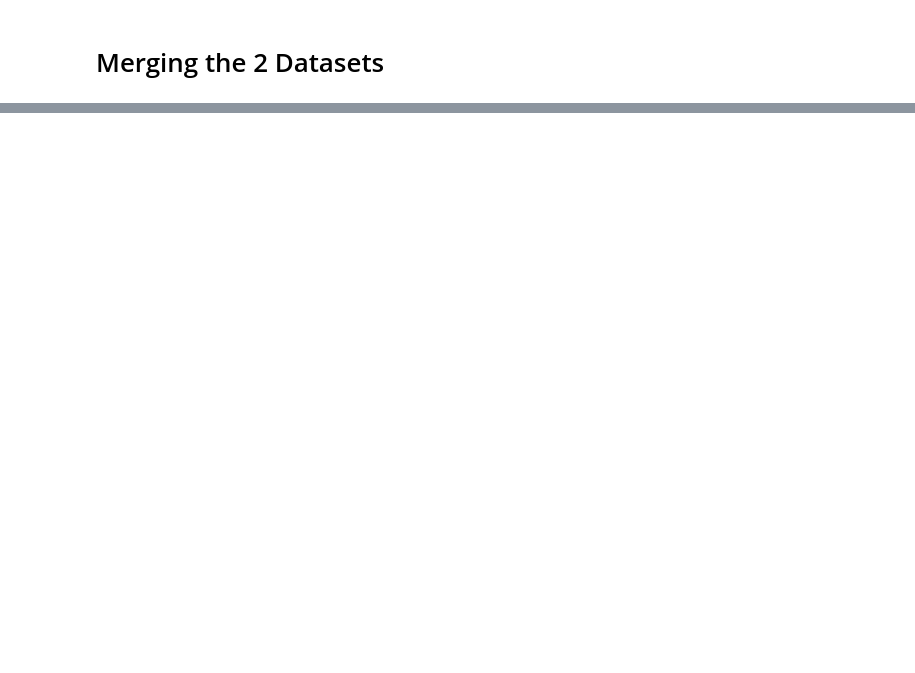
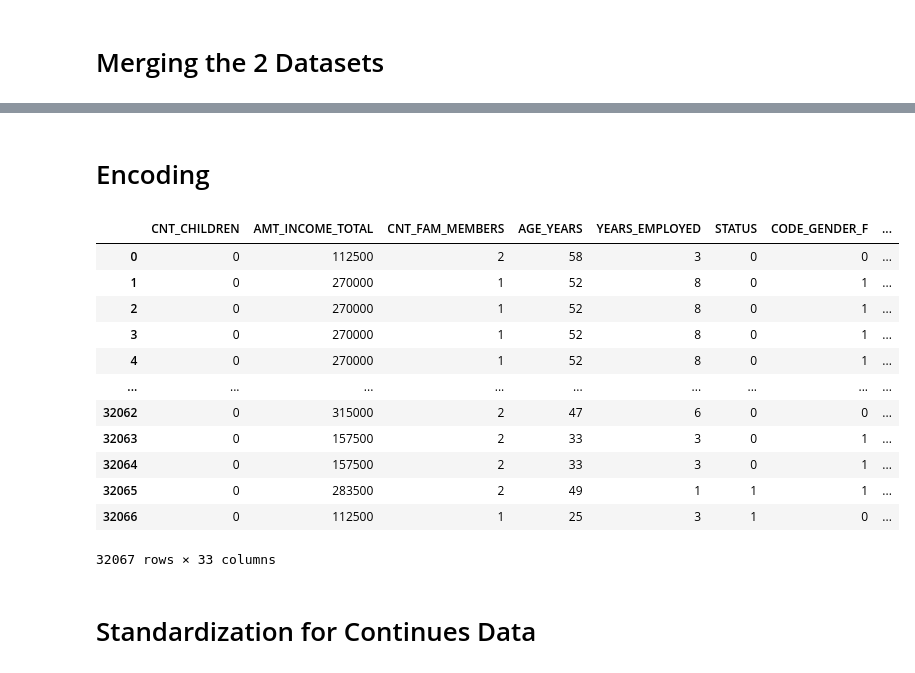
Before and after one commit to LauraLucasZ/Credit_Card_Approval_Prediction_ML, a Jupyter notebook: AiProject.ipynb, the cells around one changed output, grey strips where cells are left out. Cells and saved outputs as stored; diff of their text form; code cells hidden in the pictures; blank space fills up the shorter version.

```diff
--- a/AiProject.ipynb
+++ b/AiProject.ipynb
@@ -489,0 +636,26 @@ for i in df_merged.select_dtypes(include= "number").columns:
+# %% [markdown]
+# Encoding
+# %%
+df_merged = pd.get_dummies(df_merged, columns=['CODE_GENDER','FLAG_OWN_CAR','FLAG_OWN_REALTY','NAME_INCOME_TYPE',
+                                         'NAME_EDUCATION_TYPE','NAME_FAMILY_STATUS','NAME_HOUSING_TYPE'], drop_first = False)
+# %%
+#converting all the boolean to int
+df_merged = df_merged.astype(int)
+# %%
+df_merged
+# %% [output]
+|  | CNT_CHILDREN | AMT_INCOME_TOTAL | CNT_FAM_MEMBERS | AGE_YEARS | YEARS_EMPLOYED | STATUS | CODE_GENDER_F | ... |
+| 0 | 0 | 112500 | 2 | 58 | 3 | 0 | 0 | ... |
+| 1 | 0 | 270000 | 1 | 52 | 8 | 0 | 1 | ... |
+| 2 | 0 | 270000 | 1 | 52 | 8 | 0 | 1 | ... |
+| 3 | 0 | 270000 | 1 | 52 | 8 | 0 | 1 | ... |
+| 4 | 0 | 270000 | 1 | 52 | 8 | 0 | 1 | ... |
+| ... | ... | ... | ... | ... | ... | ... | ... | ... |
+| 32062 | 0 | 315000 | 2 | 47 | 6 | 0 | 0 | ... |
+| 32063 | 0 | 157500 | 2 | 33 | 3 | 0 | 1 | ... |
+| 32064 | 0 | 157500 | 2 | 33 | 3 | 0 | 1 | ... |
+| 32065 | 0 | 283500 | 2 | 49 | 1 | 1 | 1 | ... |
+| 32066 | 0 | 112500 | 1 | 25 | 3 | 1 | 0 | ... |
+32067 rows × 33 columns
+# %% [markdown]
+# Standardization for Continues Data
```
Also changed, not shown: parts of 48 cells of this notebook.
